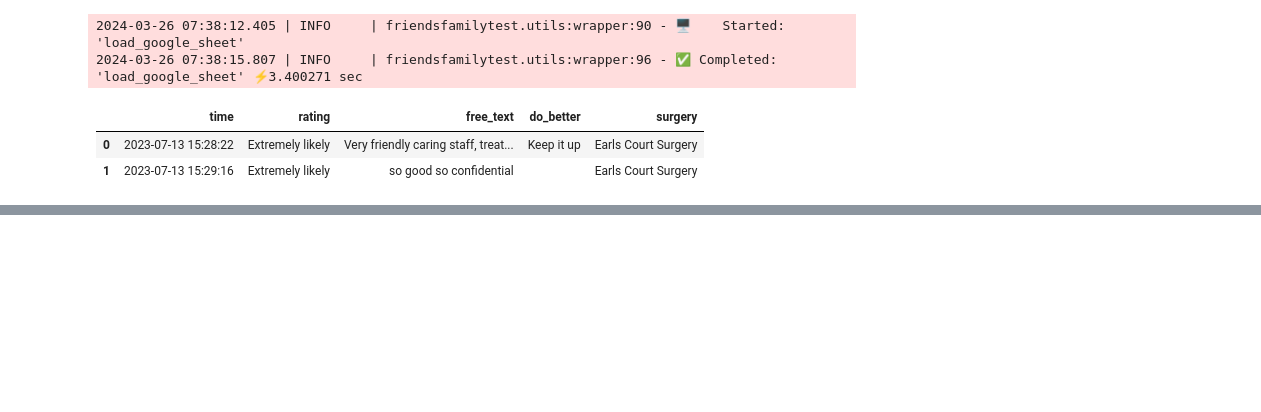
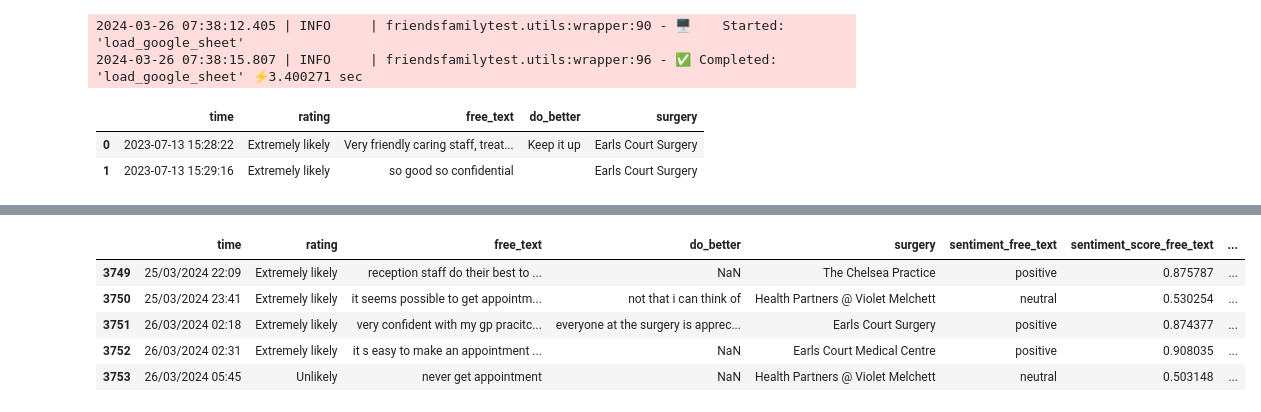
Before and after one commit to janduplessis883/friends-and-family-test-analysis, a Jupyter notebook: notebooks/NLPretext.ipynb, the cells around one changed output, grey strips where cells are left out. Saved outputs shown, nothing was run; the diff lists cells and outputs as text; code cells hidden in the pictures; blank space fills up the shorter version.

```diff
--- a/notebooks/NLPretext.ipynb
+++ b/notebooks/NLPretext.ipynb
@@ -70,0 +140,10 @@ i did not have an appointment with the surgery i had one with earls court fitnes
+# %%
+data = pd.read_csv('../friendsfamilytest/data/data.csv')
+data.tail()
+# %% [output]
+|  | time | rating | free_text | do_better | surgery | sentiment_free_text | sentiment_score_free_text | ... |
+| 3749 | 25/03/2024 22:09 | Extremely likely | reception staff do their best to ... | NaN | The Chelsea Practice | positive | 0.875787 | ... |
+| 3750 | 25/03/2024 23:41 | Extremely likely | it seems possible to get appointm... | not that i can think of | Health Partners @ Violet Melchett | neutral | 0.530254 | ... |
+| 3751 | 26/03/2024 02:18 | Extremely likely | very confident with my gp pracitc... | everyone at the surgery is apprec... | Earls Court Surgery | positive | 0.874377 | ... |
+| 3752 | 26/03/2024 02:31 | Extremely likely | it s easy to make an appointment ... | NaN | Earls Court Medical Centre | positive | 0.908035 | ... |
+| 3753 | 26/03/2024 05:45 | Unlikely | never get appointment | NaN | Health Partners @ Violet Melchett | neutral | 0.503148 | ... |
```
Also changed, not shown: parts of 14 cells of this notebook, 2 other files.
